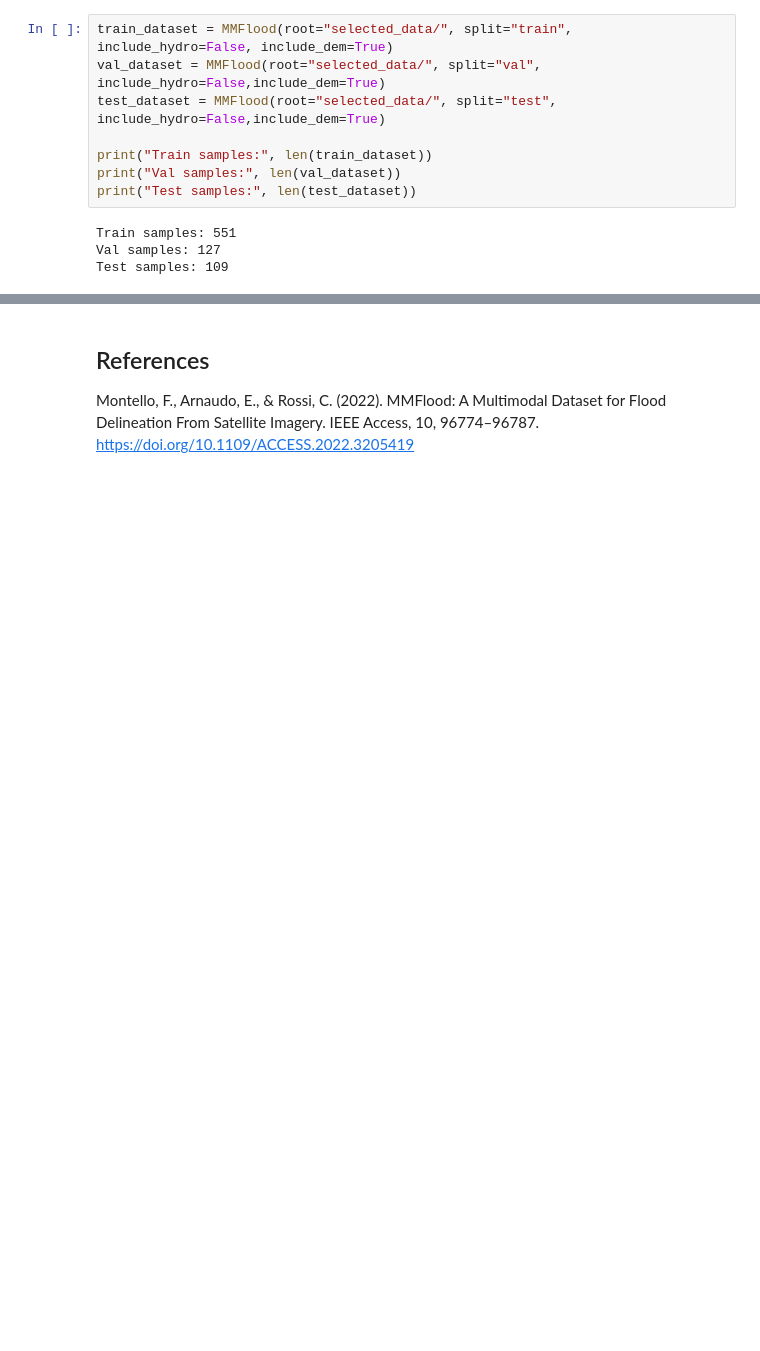
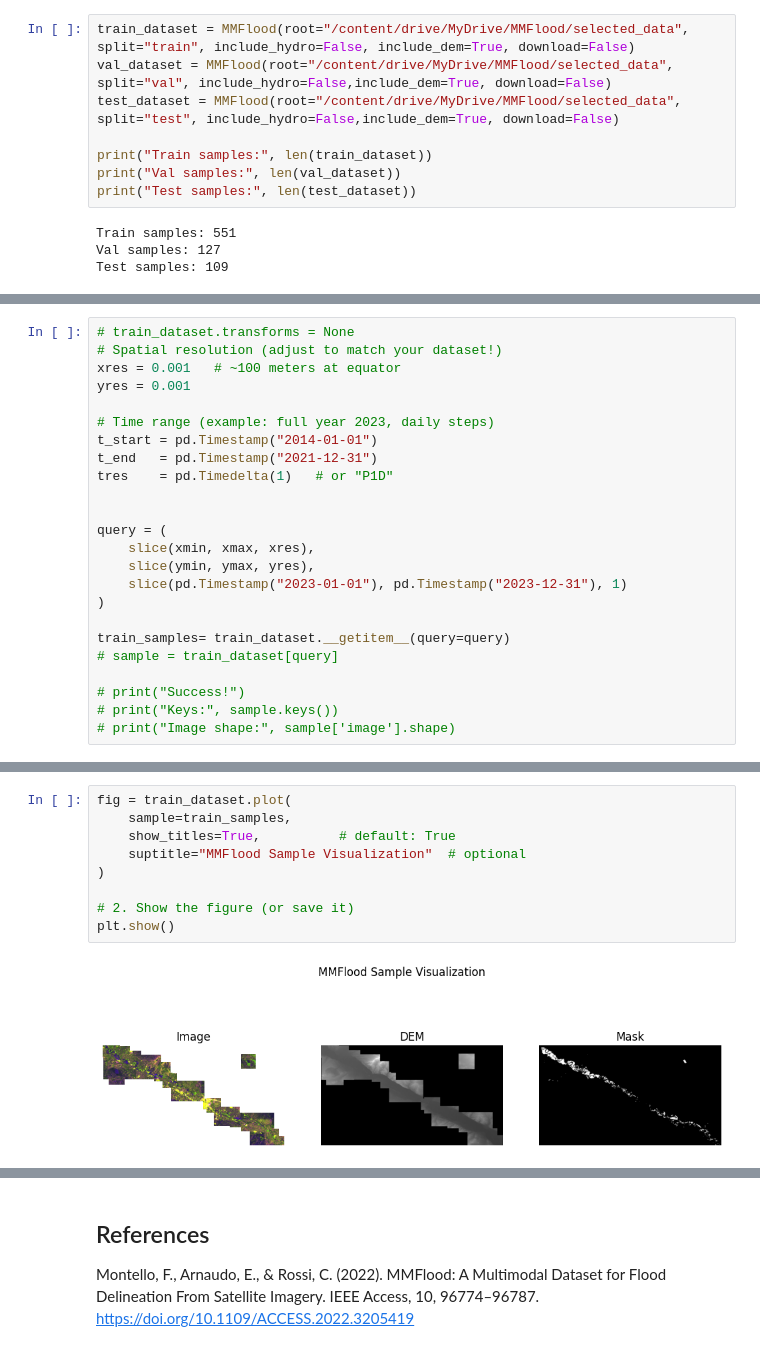
Before and after one commit to rabinatwayana/DL_torchgeo_MMFlood_Segmentation, a Jupyter notebook: Drive_mmflood.ipynb, the cells around one changed output, grey strips where cells are left out. Saved outputs shown, nothing was run; the diff lists cells and outputs as text; blank space fills up the shorter version.

Commit message:
data visualizaion, wandb optimize

```diff
--- a/Drive_mmflood.ipynb
+++ b/Drive_mmflood.ipynb
@@ -312,7 +273,7 @@ drive.mount('/content/drive')
 # %%
-train_dataset = MMFlood(root="selected_data/", split="train", include_hydro=False, include_dem=True)
-val_dataset = MMFlood(root="selected_data/", split="val", include_hydro=False,include_dem=True)
-test_dataset = MMFlood(root="selected_data/", split="test", include_hydro=False,include_dem=True)
+train_dataset = MMFlood(root="/content/drive/MyDrive/MMFlood/selected_data", split="train", include_hydro=False, include_dem=True, download=False)
+val_dataset = MMFlood(root="/content/drive/MyDrive/MMFlood/selected_data", split="val", include_hydro=False,include_dem=True, download=False)
+test_dataset = MMFlood(root="/content/drive/MyDrive/MMFlood/selected_data", split="test", include_hydro=False,include_dem=True, download=False)
 
 print("Train samples:", len(train_dataset))
 print("Val samples:", len(val_dataset))
@@ -323,0 +361,24 @@ Test samples: 109
+# %%
+# train_dataset.transforms = None
+# Spatial resolution (adjust to match your dataset!)
+xres = 0.001   # ~100 meters at equator
+yres = 0.001
+
+# Time range (example: full year 2023, daily steps)
+t_start = pd.Timestamp("2014-01-01")
+t_end   = pd.Timestamp("2021-12-31")
+tres    = pd.Timedelta(1)   # or "P1D"
+
+
+query = (
+    slice(xmin, xmax, xres),
+    slice(ymin, ymax, yres),
+    slice(pd.Timestamp("2023-01-01"), pd.Timestamp("2023-12-31"), 1)
+)
+
+train_samples= train_dataset.__getitem__(query=query)
+# sample = train_dataset[query]
+
+# print("Success!")
+# print("Keys:", sample.keys())
+# print("Image shape:", sample['image'].shape)
@@ -323,0 +406,11 @@ Test samples: 109
+# %%
+fig = train_dataset.plot(
+    sample=train_samples,
+    show_titles=True,          # default: True
+    suptitle="MMFlood Sample Visualization"  # optional
+)
+
+# 2. Show the figure (or save it)
+plt.show()
+# %% [output]
+[figure, added]
```
Also changed, not shown: parts of 25 cells of this notebook.
